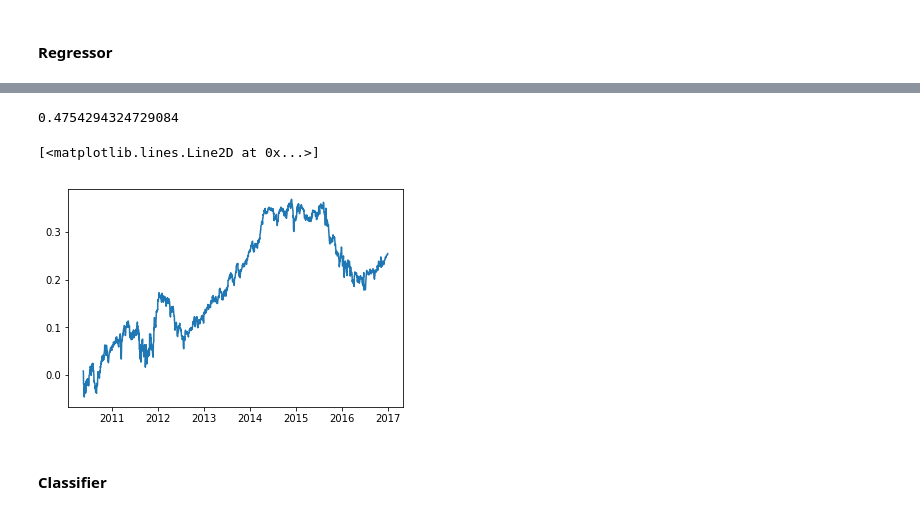
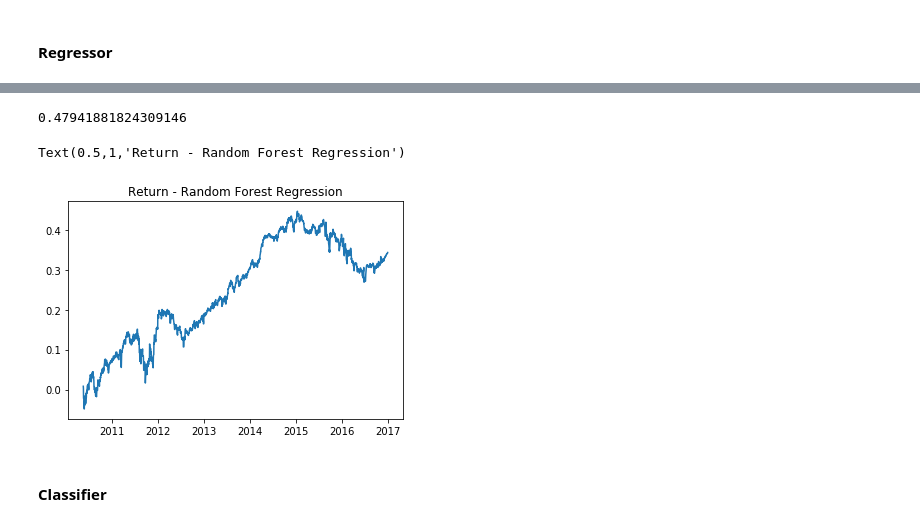
Before and after one commit to marshallratliff/W207_Final_Project, a Jupyter notebook: Final_Project_Analysis_Marcus.ipynb, the cells around one changed output, grey strips where cells are left out. Drawn from its saved outputs; the diff is of its cells as text; code cells hidden in the pictures.

```diff
--- a/Final_Project_Analysis_Marcus.ipynb
+++ b/Final_Project_Analysis_Marcus.ipynb
@@ -121,11 +124,23 @@ ret['active'] = ret['close'] - bench_ret['close']
 
 ret = ret.swaplevel().sort_index()
 # %%
+%%time
 # Some feature engineering
 
 def calc_features(symbol):
 
     df = ret.loc[[symbol]].copy()
+
+    # Assign the daily return into buckets
+#     df.loc[df['close']<=-0.05, 'ret_bucket_1'] = 1
+#     df.loc[(df['close']>-0.05)&(df['close']<=-0.03), 'ret_bucket_2'] = 1
+#     df.loc[(df['close']>-0.03)&(df['close']<=-0.01), 'ret_bucket_3'] = 1
+#     df.loc[(df['close']>-0.01)&(df['close']<=0), 'ret_bucket_4'] = 1
+#     df.loc[(df['close']>0)&(df['close']<=0.01), 'ret_bucket_5'] = 1
+#     df.loc[(df['close']>0.01)&(df['close']<=0.03), 'ret_bucket_6'] = 1
+#     df.loc[(df['close']>0.03)&(df['close']<=0.05), 'ret_bucket_7'] = 1
+#     df.loc[df['close']>=0.05, 'ret_bucket_8'] = 1
+#     df.fillna(0, axis=1, inplace=True)
 
     for period in [5, 10, 20, 30, 60, 90]:
         # Momentum (cumulative return of the previous n days)
@@ -138,7 +153,7 @@ def calc_features(symbol):
         exec("""df['vol_to_avg_%s'] = (df['volume'] / df['volume'].shift(1).rolling(period).mean()).values"""  % period)
 
         # relative volume (t0 : median over the period (t-n, t-1))
-        exec("""df['vol_to_med_%s'] = (df['volume'] / df['volume'].shift(1).rolling(period).median()).values"""  % period)
+#         exec("""df['vol_to_med_%s'] = (df['volume'] / df['volume'].shift(1).rolling(period).median()).values"""  % period)
 
         # Highs and lows
         exec("""df['high_%s'] = df['high'].rolling(period).max().values"""  % period)
@@ -147,6 +162,9 @@ def calc_features(symbol):
     # Append previous 60 days' daily return
     for period in range(1, 61):
         exec("""df['close_t_m%s'] = df['close'].shift(period)"""  % period)
+        exec("""df['open_t_m%s'] = df['open'].shift(period)"""  % period)
+        exec("""df['high_t_m%s'] = df['high'].shift(period)"""  % period)
+        exec("""df['low_t_m%s'] = df['low'].shift(period)"""  % period)
 
     return df
 
@@ -225,0 +237,9 @@ def train_test_split(date):
+# %%
+tmp = features.reset_index('symbol').loc[dates.index[90:], ['symbol', 'close']]
+# %%
+# Calculate the baseline daily return
+baseline = []
+for date in tmp.index.unique():
+    baseline.append([date, tmp.loc[date,'close'].mean()])
+
+baseline = np.array(baseline)
@@ -232,7 +258,7 @@ def train_test_split(date):
 
 def evaluate_rf_regr(date):
     X_train, y_train, y_bin_train, X_test, y_test, y_bin_test = train_test_split(date)
-    regr = RandomForestRegressor(n_estimators=50, random_state=1, n_jobs=1, bootstrap=True, criterion='mse')
+    regr = RandomForestRegressor(n_estimators=20, random_state=1, n_jobs=1, bootstrap=True, criterion='mse')
 
     try:
         regr.fit(X_train, y_train)
@@ -251,12 +277,17 @@ def evaluate_rf_regr(date):
         strat_return = 0
     return [date, accu_d, strat_return]
 
+
+
+# Kick it off with multi-threading
+out = Parallel(n_jobs=-1, backend="threading")(delayed(evaluate_rf_regr)(date) for date in dates.index[90:])
+
+
+# Try this if multi-threading did not work
 # out = []
 # for date in dates.index:
 #     out.append(evaluate_rf_regr(date))
 
-# Kick it off with multi threading
-out = Parallel(n_jobs=-1, backend="threading")(delayed(evaluate_rf_regr)(date) for date in dates.index[90:])
 
 result_rf_regr = np.array(out)
 # %% [output]
@@ -265,13 +296,14 @@ Wall time: 6min 43s
 # Average accuracy for predicting direction
 np.mean(result_rf_regr[:, 1])
 # %% [output]
-0.4754294324729084
+0.47941881824309146
 # %%
 # Strategy cumulative return
 plt.plot(result_rf_regr[:, 0], np.cumsum(result_rf_regr[:, 2]))
+plt.title("Return - Random Forest Regression")
 # %% [output]
-[<matplotlib.lines.Line2D at 0x...>]
+Text(0.5,1,'Return - Random Forest Regression')
-[figure, old version]
+[figure, new version]
 # %% [markdown]
 #### Classifier
 # %%
```
Also changed, not shown: parts of 19 cells of this notebook.
